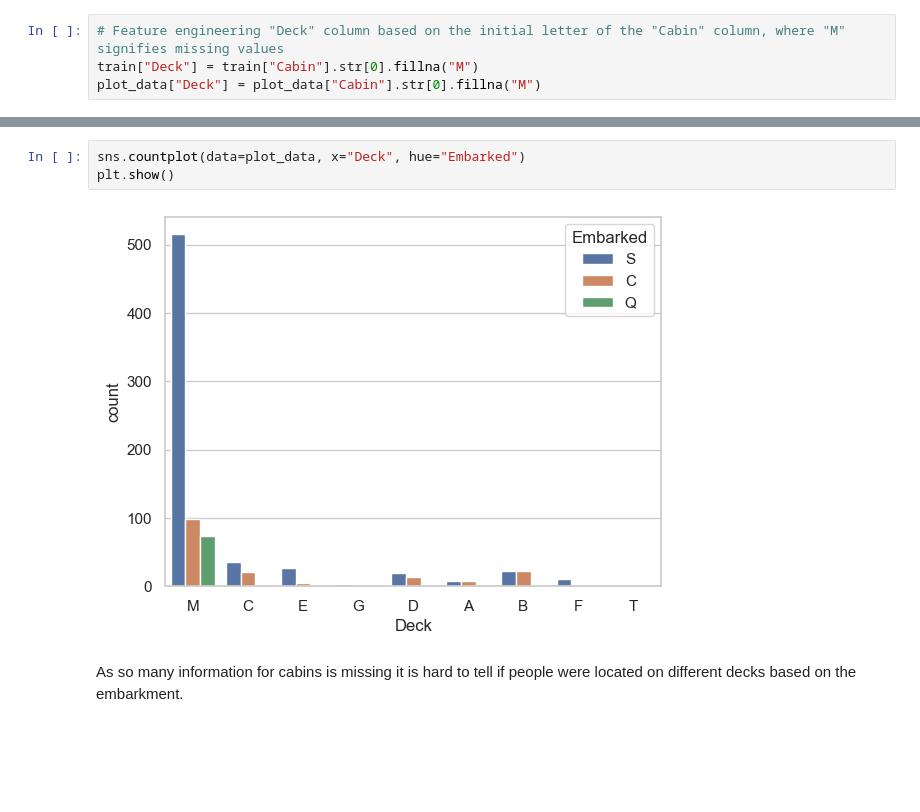
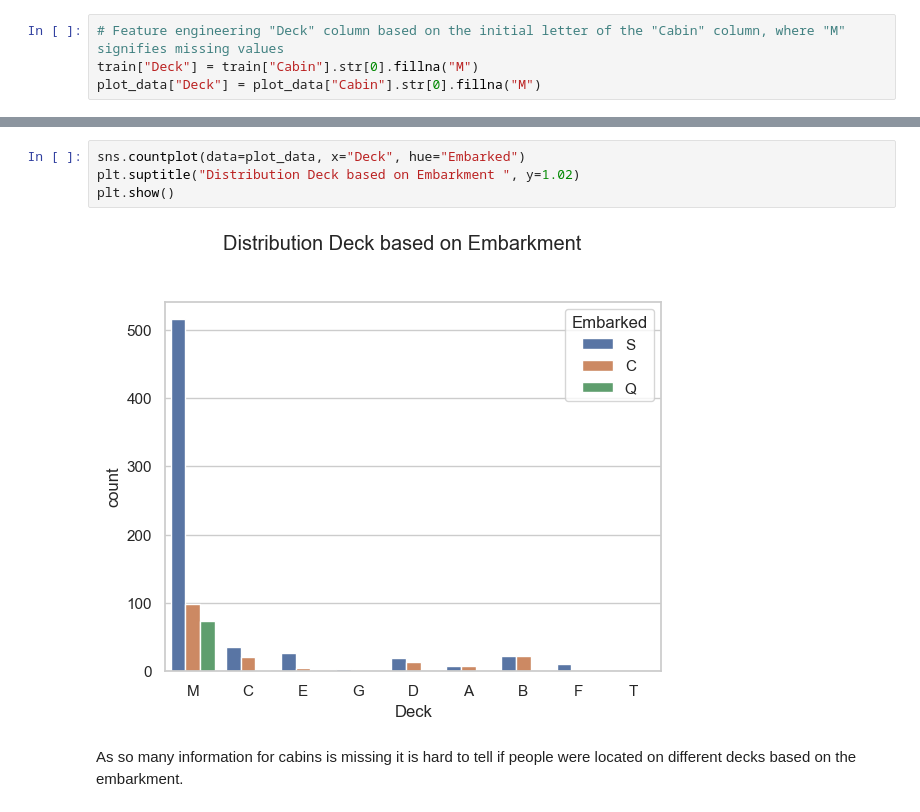
Before and after one commit to BuddyBent/Titanic, a Jupyter notebook: Titanic.ipynb, the cells around one changed output, grey strips where cells are left out. Cells and saved outputs as stored; diff of their text form; blank space fills up the shorter version.

```diff
--- a/Titanic.ipynb
+++ b/Titanic.ipynb
@@ -785,9 +792,10 @@ Q         C         2
 Name: Deck, dtype: int64
 # %%
 sns.countplot(data=plot_data, x="Deck", hue="Embarked")
+plt.suptitle("Distribution Deck based on Embarkment ", y=1.02)
 plt.show()
 # %% [output]
-[figure, old version]
+[figure, new version]
 # %% [markdown]
 As so many information for cabins is missing it is hard to tell if people were located on different decks based on the embarkment.
 # %%
```
Also changed, not shown: parts of 21 cells of this notebook.
